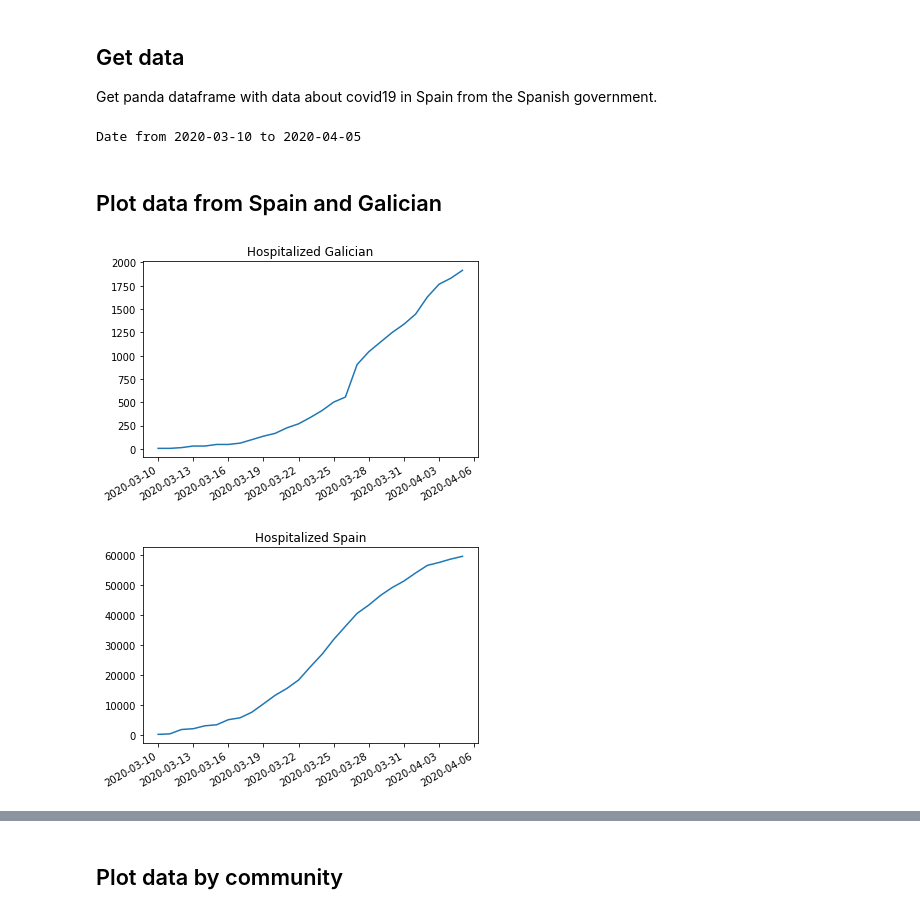
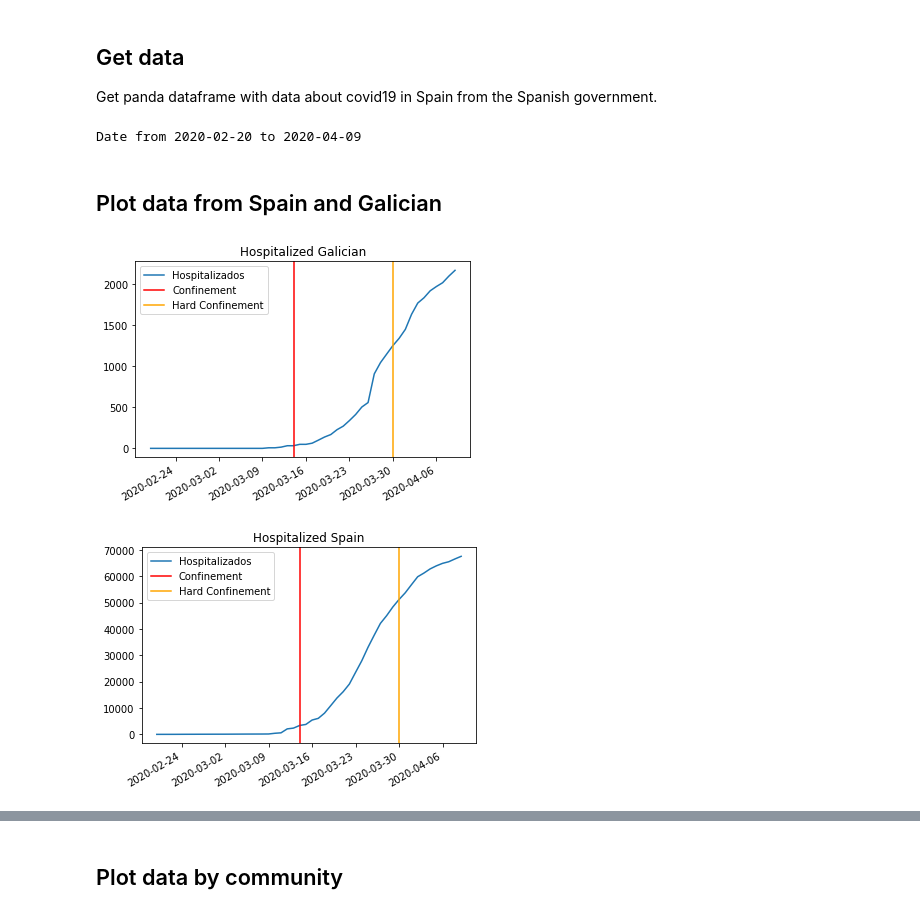
Before and after one commit to jotavaladouro/covid19, a Jupyter notebook: Coronavirus.ipynb, the cells around one changed output, grey strips where cells are left out. Saved outputs shown, nothing was run; the diff lists cells and outputs as text; code cells hidden in the pictures.

```diff
--- a/Coronavirus.ipynb
+++ b/Coronavirus.ipynb
@@ -15,10 +14,26 @@ columns_use = ["CCAA Codigo ISO","Fecha","Hospitalizados"]
 # %%
-def plot(dates, value, title= "", file_to_save=None):
-    #plt.title('My title')
+def plot(dates: List, value: List,
+         title: str = "",
+         file_to_save: str = None) -> None:
+    """
+    Plot a graph
+    :param dates: x values
+    :param value: y value
+    :param title:
+    :param file_to_save: Name file to save, None, not save
+    :return:
+    """
     fig, ax = plt.subplots()
     ax.set_title(title)
-    ax.plot(dates ,value)
+    ax.plot(dates, value)
     fig.autofmt_xdate()
+    plt.axvline(DATE_INIT_CONFINEMENT,
+                color='r',
+                label='Confinement')
+    plt.axvline(DATE_INIT_HARD_CONFINEMENT,
+                color='orange',
+                label='Hard Confinement')
+    plt.legend()
     if file_to_save is not None:
         fig.savefig(file_to_save)
 # %%
@@ -32,28 +50,31 @@ def ca_get_name(code):
 ## Get data
 Get panda dataframe with data about covid19 in Spain from the Spanish government.
 # %%
-r = requests.get(url, allow_redirects=True)
+r = requests.get(URL_FILE_CSV, allow_redirects=True)
 open('serie_historica_acumulados.csv', 'wb').write(r.content)
-df_read = pd.read_csv("serie_historica_acumulados.csv", encoding=file_encoding)
-df = df_read[columns_use].copy()
-df["Date"] = pd.to_datetime(df["Fecha"], format='%d/%m/%Y')
+df_read = pd.read_csv("serie_historica_acumulados.csv", encoding=FILE_ENCODING)
+df = df_read[COLUMNS_USE].copy()
+df["Date"] = pd.to_datetime(df[SZ_COLUMN_DATE], format='%d/%m/%Y')
+df[SZ_COLUMN_HOSPITALIZED] = df[SZ_COLUMN_HOSPITALIZED].fillna(0)
 df = df.dropna()
 # %%
 # Create data to all Spain (df_es) and Galician(df_ga)
-df_ga=df[df[sz_column_ca]=="GA"]
+df_ga=df[df[SZ_COLUMN_CA]=="GA"]
 df_es=df.groupby("Date").sum()
 df_es["Date"]=df_es.index
 # %%
 print("Date from {0} to {1}".format(df["Date"].min().date(),df["Date"].max().date()))
 # %% [output]
-Date from 2020-03-10 to 2020-04-05
+Date from 2020-02-20 to 2020-04-09
 # %% [markdown]
 ## Plot data from Spain and Galician
 # %%
-plot(df_ga["Date"] , df_ga["Hospitalizados"], title="Hospitalized Galician")
+plot(df_ga["Date"] ,
+     df_ga["Hospitalizados"],
+     title="Hospitalized Galician")
 # %% [output]
-[figure, old version]
+[figure, new version]
 # %%
 plot(df_es["Date"] , df_es["Hospitalizados"], title="Hospitalized Spain")
 # %% [output]
-[figure, old version]
+[figure, new version]
```
Also changed, not shown: parts of 8 cells of this notebook, 8 other files.
